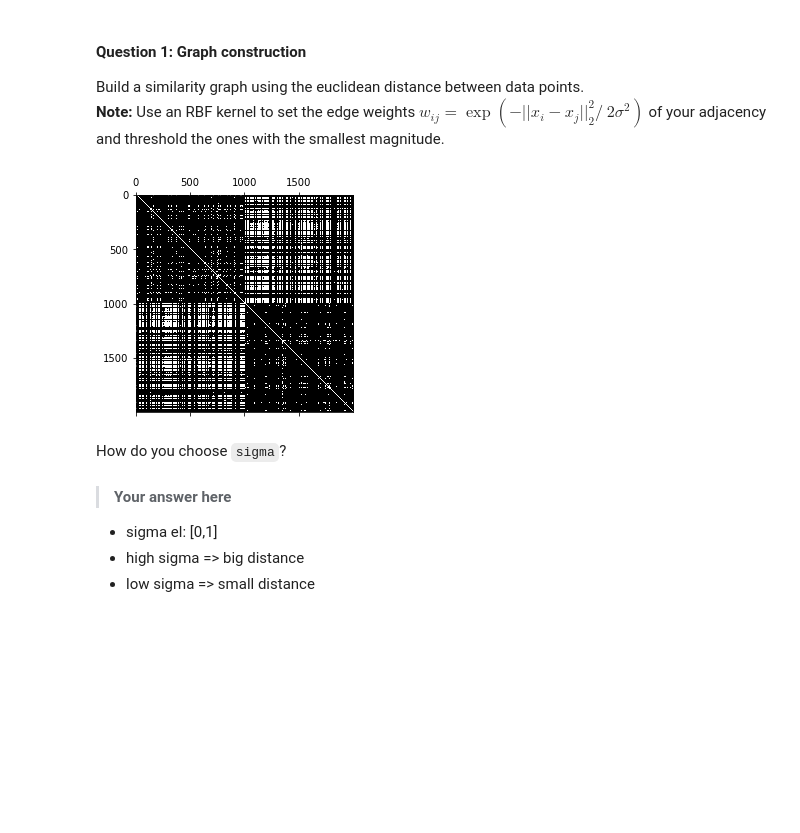
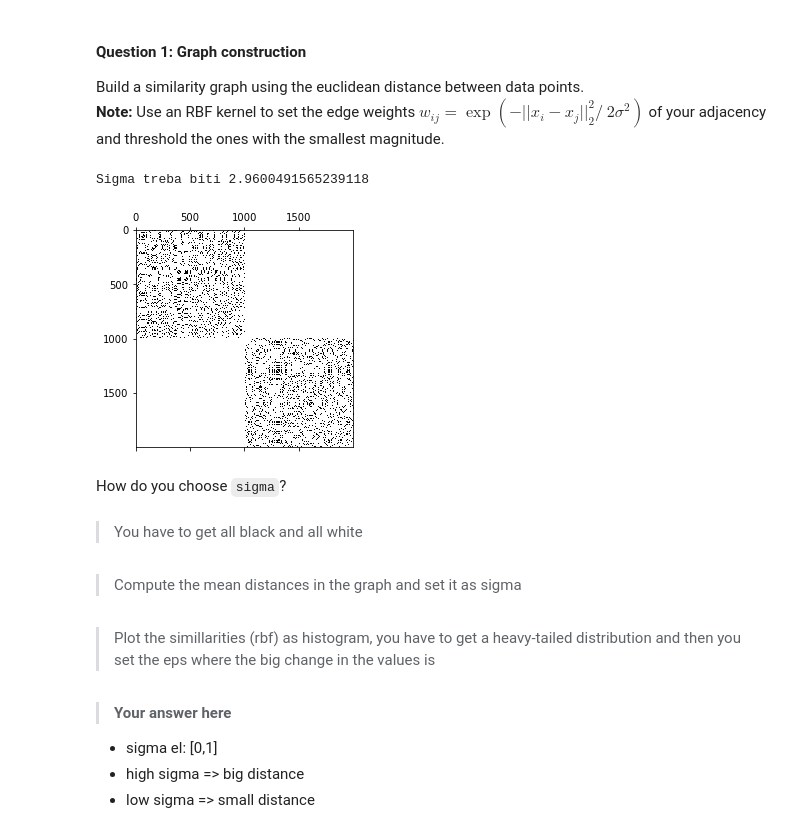
Before and after one commit to caralen/ntds_2019, a Jupyter notebook: assignments/2_learning_with_graphs.ipynb, the cells around one changed output. Saved outputs shown, nothing was run; the diff lists cells and outputs as text; code cells hidden in the pictures; blank space fills up the shorter version.

```diff
--- a/assignments/2_learning_with_graphs.ipynb
+++ b/assignments/2_learning_with_graphs.ipynb
@@ -65,10 +65,15 @@ plt.show()
 Build a similarity graph using the euclidean distance between data points.
 **Note:** Use an RBF kernel to set the edge weights $w_{ij}=\exp(-||x_i- x_j||_2^2 / ~ 2 \sigma^2)$ of your adjacency and threshold the ones with the smallest magnitude.
 # %%
-def rbf(i, j, sigma):
-    if sigma is None or sigma == 0:
+def rbf(i, j, sigma, epsilon):
+    if sigma == 0:
         return 0
-    return np.e ** (- np.linalg.norm(i - j) / 2 * sigma**2)
+
+    distance = np.linalg.norm(i - j)
+    if distance > epsilon:
+        return 0
+
+    return np.e ** (- distance**2 / (2 * sigma**2))
 # %%
 def epsilon_similarity_graph(X: np.ndarray, sigma=1, epsilon=0):
     """ X (n x d): coordinates of the n data points in R^d.
@@ -79,18 +84,30 @@ def epsilon_similarity_graph(X: np.ndarray, sigma=1, epsilon=0):
     """
     # Your code here
 
+    if sigma is None or epsilon is None:
+        raise ValueError
+
     n = X.shape[0]
-    adjacency = np.ndarray((n, n))
+    adjacency = np.zeros((n, n))
 
     for cnt_i, i in enumerate(X):
         for cnt_j, j in enumerate(X):
-            val = rbf(i, j, sigma)
-            adjacency[cnt_i, cnt_j] = val if cnt_i != cnt_j and (epsilon is None or val > epsilon) else 0
+
+            if cnt_i == cnt_j:
+                continue
+
+            val = rbf(i, j, sigma, epsilon)
+            adjacency[cnt_i, cnt_j] = val
 
     return adjacency
+# %%
+sigma_est = np.array([np.linalg.norm(i - j) for i in X for j in X if not np.array_equal(i, j)]).mean()
+print(f"Sigma treba biti {sigma_est}")
+# %% [output]
+Sigma treba biti 2.9600491565239118
 # %%
-adjacency = epsilon_similarity_graph(X, 1, 0.1)
+adjacency = epsilon_similarity_graph(X, sigma_est, 0.6)
 plt.spy(adjacency)
 plt.show()
 # %% [output]
-[figure, old version]
+[figure, new version]
@@ -97,5 +119,11 @@ plt.show()
 # %% [markdown]
 How do you choose `sigma`?
+# %% [markdown]
+>You have to get all black and all white
+# %% [markdown]
+>Compute the mean distances in the graph and set it as sigma
+# %% [markdown]
+> Plot the simillarities (rbf) as histogram, you have to get a heavy-tailed distribution and then you set the eps where the big change in the values is
 # %% [markdown]
 >**Your answer here**
 * sigma el: [0,1]
```
Also changed, not shown: parts of 16 cells of this notebook.
